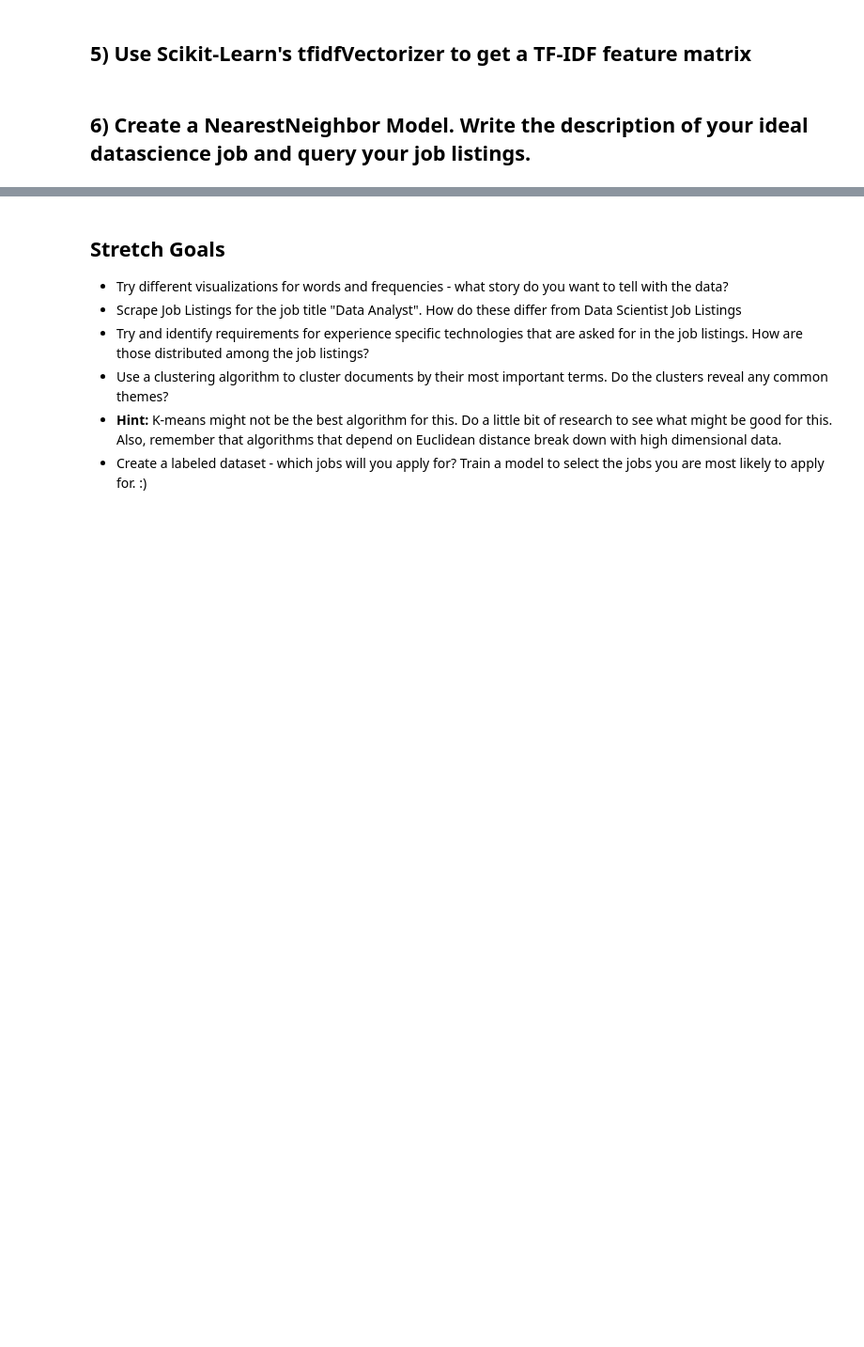
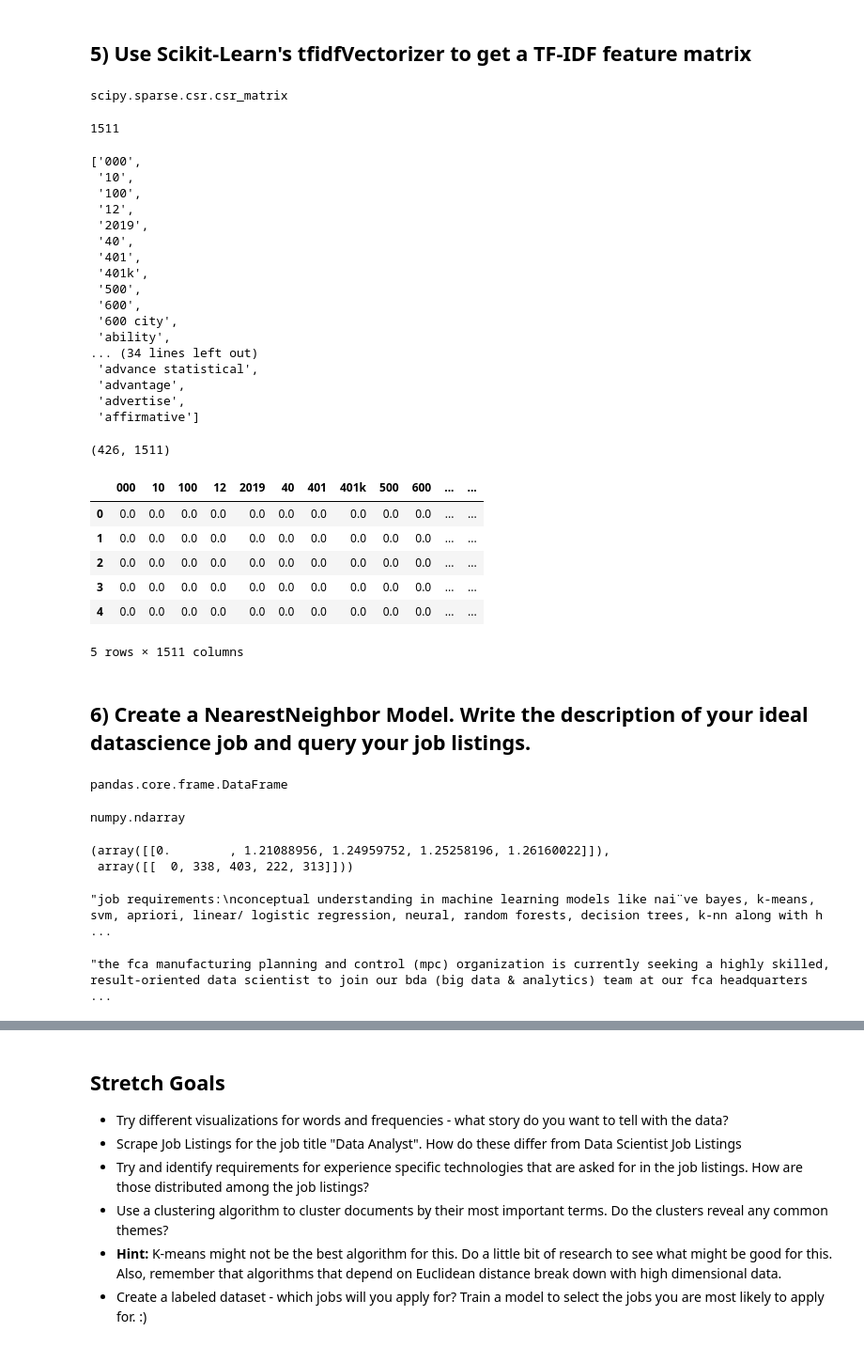
Before and after one commit to nsriniva/DS-Unit-4-Sprint-1-NLP, a Jupyter notebook: module2-vector-representations/LS_DS_412_Vector_Representations_Assignment.ipynb, the cells around one changed output, grey strips where cells are left out. Shown at 94% size. Drawn from its saved outputs; the diff is of its cells as text; code cells hidden in the pictures; blank space fills up the shorter version.

```diff
--- a/module2-vector-representations/LS_DS_412_Vector_Representations_Assignment.ipynb
+++ b/module2-vector-representations/LS_DS_412_Vector_Representations_Assignment.ipynb
@@ -85,2 +272,51 @@ raise Exception("\nThis task is not complete. \nReplace this line with your code
+# %%
+##### Your Code Here #####
+from sklearn.feature_extraction.text import TfidfVectorizer
+
+# Instantiate vectorizer object
+tfidf = TfidfVectorizer(stop_words='english',
+                        ngram_range=(1,2),
+                        min_df=17,
+                       )
+
+# Create a vocabulary and get word counts per document
+dtm = tfidf.fit_transform(data)
+
+display(type(dtm))
+features = tfidf.get_feature_names()
+display(len(features), features[:50])
+
+# Get feature names to use as dataframe column headers
+dtm = pd.DataFrame(dtm.todense(), columns=features)
+print(dtm.shape)
+dtm.head()
+# %% [output]
+scipy.sparse.csr.csr_matrix
+1511
+['000',
+ '10',
+ '100',
+ '12',
+ '2019',
+ '40',
+ '401',
+ '401k',
+ '500',
+ '600',
+ '600 city',
+ 'ability',
+... (34 lines left out)
+ 'advance statistical',
+ 'advantage',
+ 'advertise',
+ 'affirmative']
+(426, 1511)
+|  | 000 | 10 | 100 | 12 | 2019 | 40 | 401 | 401k | 500 | 600 | ... | ... |
+| 0 | 0.0 | 0.0 | 0.0 | 0.0 | 0.0 | 0.0 | 0.0 | 0.0 | 0.0 | 0.0 | ... | ... |
+| 1 | 0.0 | 0.0 | 0.0 | 0.0 | 0.0 | 0.0 | 0.0 | 0.0 | 0.0 | 0.0 | ... | ... |
+| 2 | 0.0 | 0.0 | 0.0 | 0.0 | 0.0 | 0.0 | 0.0 | 0.0 | 0.0 | 0.0 | ... | ... |
+| 3 | 0.0 | 0.0 | 0.0 | 0.0 | 0.0 | 0.0 | 0.0 | 0.0 | 0.0 | 0.0 | ... | ... |
+| 4 | 0.0 | 0.0 | 0.0 | 0.0 | 0.0 | 0.0 | 0.0 | 0.0 | 0.0 | 0.0 | ... | ... |
+5 rows × 1511 columns
 # %% [markdown]
 ## 6) Create a NearestNeighbor Model. Write the description of your ideal datascience job and query your job listings.
@@ -89,0 +323,29 @@ raise Exception("\nThis task is not complete. \nReplace this line with your code
+# %%
+##### Your Code Here #####
+
+
+from sklearn.neighbors import NearestNeighbors
+
+# Fit on DTM
+nn = NearestNeighbors(n_neighbors=5, algorithm='kd_tree')
+nn.fit(dtm)
+
+# sample a doc from dtm to use as our query point
+doc = dtm.iloc[0].values
+
+display(type(dtm), type(doc))
+# Query Using kneighbors
+nn.kneighbors([doc])
+# %% [output]
+pandas.core.frame.DataFrame
+numpy.ndarray
+(array([[0.        , 1.21088956, 1.24959752, 1.25258196, 1.26160022]]),
+ array([[  0, 338, 403, 222, 313]]))
+# %%
+jobs_df.text_description[0]
+# %% [output]
+"job requirements:\nconceptual understanding in machine learning models like nai¨ve bayes, k-means, svm, apriori, linear/ logistic regression, neural, random forests, decision trees, k-nn along with h ...
+# %%
+jobs_df.text_description[338]
+# %% [output]
+"the fca manufacturing planning and control (mpc) organization is currently seeking a highly skilled, result-oriented data scientist to join our bda (big data & analytics) team at our fca headquarters ...
```
Also changed, not shown: parts of 16 cells of this notebook, 1 other file.
